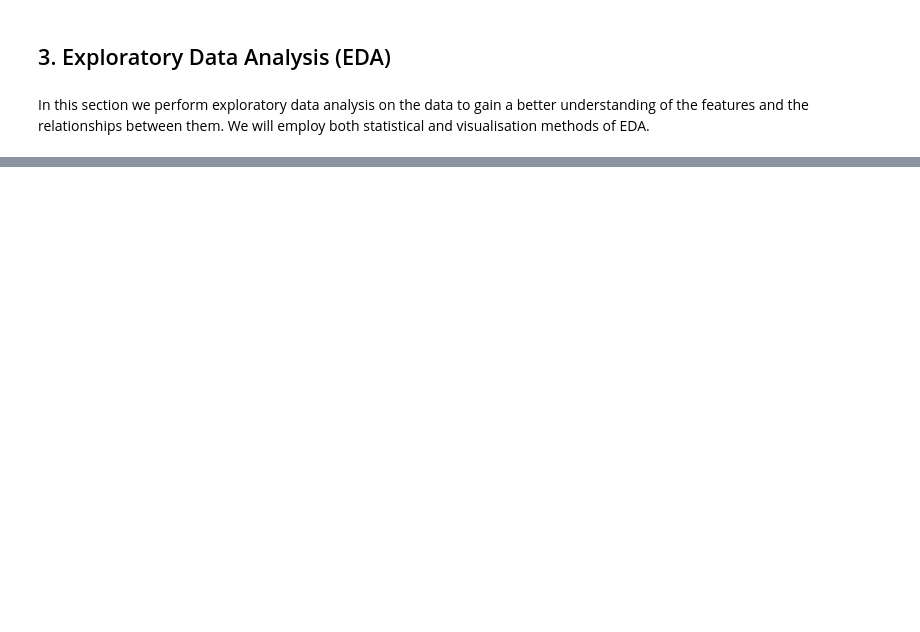
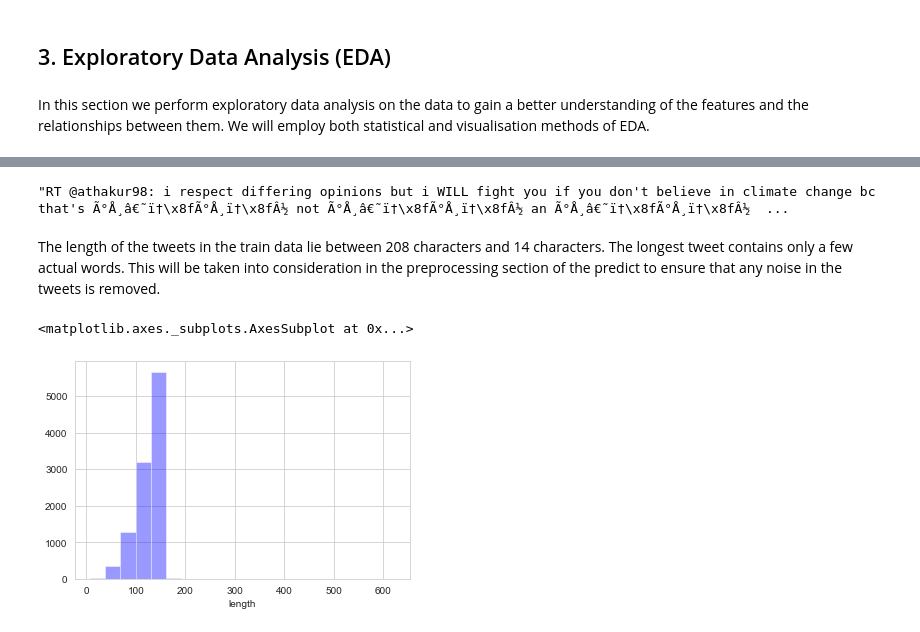
Before and after one commit to mainamwangi49/EXPLORE-TEAM-NM2-classification-predict-streamlit, a Jupyter notebook: AC_Predict.ipynb, the cells around one changed output, grey strips where cells are left out. Drawn from its saved outputs; the diff is of its cells as text; code cells hidden in the pictures; blank space fills up the shorter version.

```diff
--- a/AC_Predict.ipynb
+++ b/AC_Predict.ipynb
@@ -280,0 +227,3 @@ sub.to_csv('./submission.csv',index=False)
+# %%
+test_copy['length'] = test_copy['message'].apply(len)
+test_copy.head()
@@ -280,0 +255,13 @@ sub.to_csv('./submission.csv',index=False)
+# %%
+#print the longest tweet in the train data
+train_copy[train_copy['length'] == 208]['message'].iloc[0]
+# %% [output]
+"RT @athakur98: i respect differing opinions but i WILL fight you if you don't believe in climate change bc that's Ã°Å¸â€˜ï†\x8fÃ°Å¸ï†\x8fÂ½ not Ã°Å¸â€˜ï†\x8fÃ°Å¸ï†\x8fÂ½ an Ã°Å¸â€˜ï†\x8fÃ°Å¸ï†\x8fÂ½  ...
+# %% [markdown]
+The length of the tweets in the train data lie between 208 characters and 14 characters. The longest tweet contains only a few actual words. This will be taken into consideration in the preprocessing section of the predict to ensure that any noise in the tweets is removed.
+# %%
+#distribution of tweets length in the test data
+sns.distplot(test_copy['length'],bins=20,kde=False,color='blue')
+# %% [output]
+<matplotlib.axes._subplots.AxesSubplot at 0x...>
+[figure, added]
```
Also changed, not shown: parts of 125 cells of this notebook.
